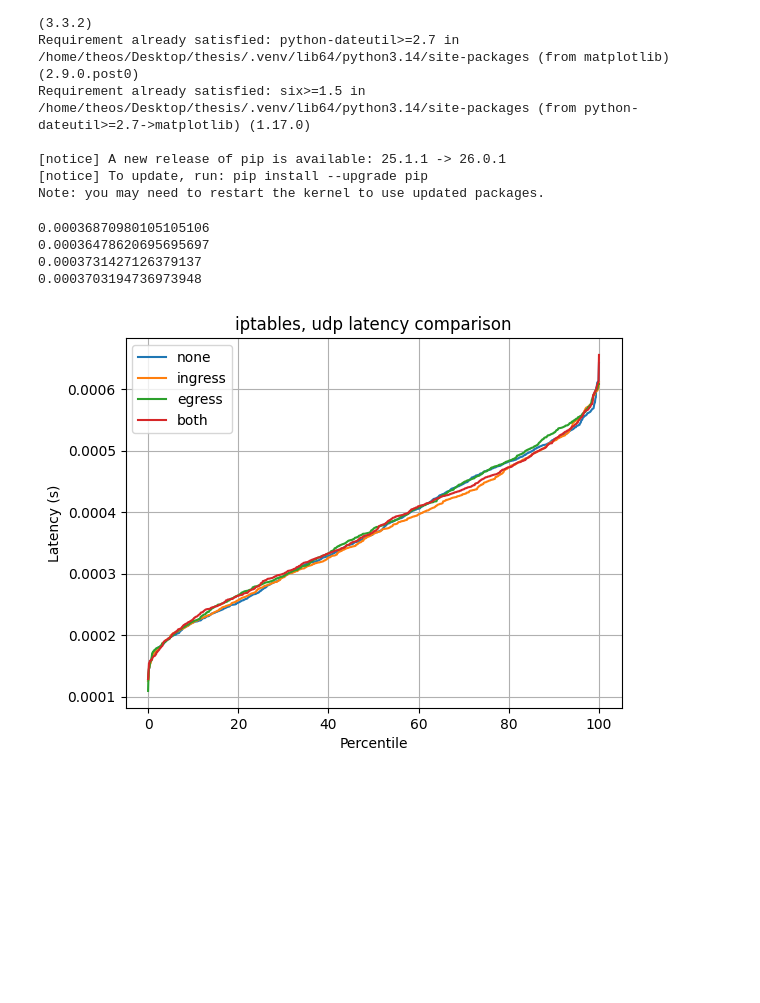
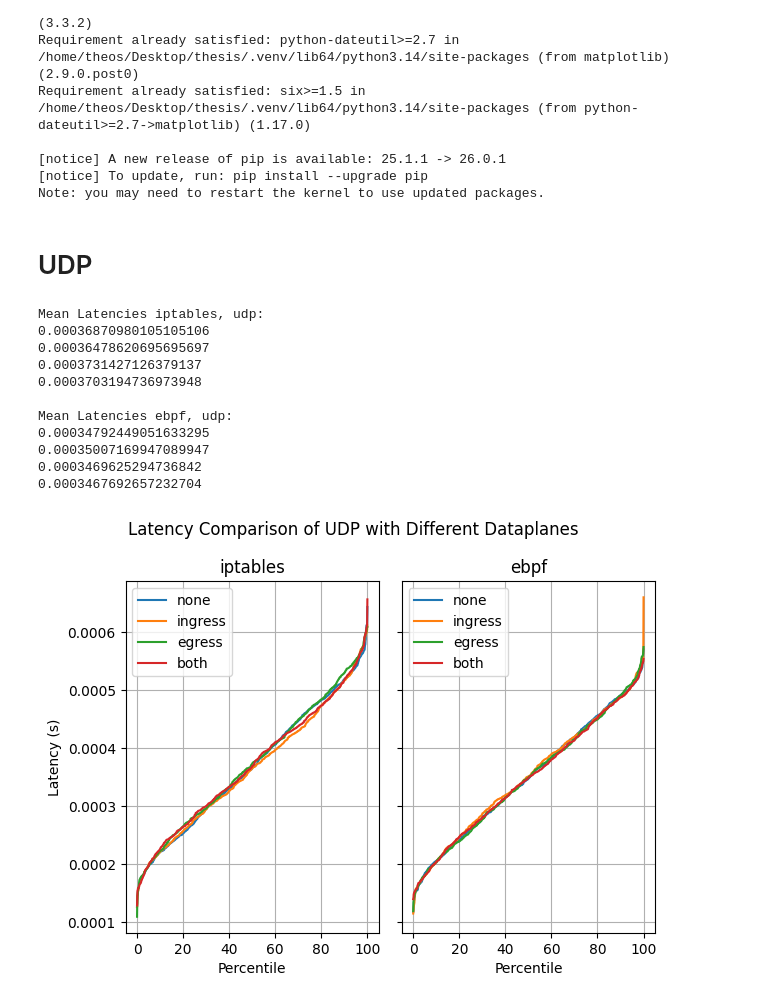
Before and after one commit to EmilZackrisson/thesis, a Jupyter notebook: Analysis/latency.ipynb, the cells around one changed output. Cells and saved outputs as stored; diff of their text form; code cells hidden in the pictures; blank space fills up the shorter version.

```diff
--- a/Analysis/latency.ipynb
+++ b/Analysis/latency.ipynb
@@ -47,42 +110,30 @@ def get_experiment_info(expid):
+# %% [markdown]
+# UDP
 # %%
+fig, axs = plt.subplots(1,2,sharey=True)
+fig.suptitle('Latency Comparison of UDP with Different Dataplanes')
+
 experimentstocompare = [{'id': '40634', 'run': '1'}, {'id': '40635', 'run': '1'}, {'id': '40636', 'run': '1'}, {'id': '40637', 'run': '1'}]
-datasets = []
-for exp in experimentstocompare:
-    # print(get_experiment_info(exp['id']))
-    df = get_trace_dataset(exp['id'], exp['run'])
-    datasets.append(df)
-    latencies = df['delay']
+print(f"Mean Latencies {get_experiment_info(experimentstocompare[0]['id'])['Dataplane']}, {get_experiment_info(experimentstocompare[0]['id'])['Protocol']}:")
+get_trace_dataset_and_plot(experimentstocompare, axs, index = 0, delay_key = "delay")
 
-    # Remove outliers using IQR method
-    Q1 = latencies.quantile(0.25)
-    Q3 = latencies.quantile(0.75)
-    IQR = Q3 - Q1
-    lower_bound = max(Q1 - 1.5 * IQR, 0)  # Ensure non-negative
-    upper_bound = Q3 + 1.5 * IQR
-    latencies = latencies[(latencies >= lower_bound) & (latencies <= upper_bound)]
+experimentstocompare = [{'id': '40725', 'run': '1'}, {'id': '40726', 'run': '1'}, {'id': '40727', 'run': '1'}, {'id': '40728', 'run': '1'}]
+print(f"\nMean Latencies {get_experiment_info(experimentstocompare[0]['id'])['Dataplane']}, {get_experiment_info(experimentstocompare[0]['id'])['Protocol']}:")
+get_trace_dataset_and_plot(experimentstocompare, axs, index = 1, delay_key = "delay")
 
-    print(latencies.mean())
-    quantiles = latencies.quantile([0.5, 0.75, 0.9, 0.95, 0.99, 0.999])
-    # print(quantiles)
-
-    sorted_lat = np.sort(latencies)
-    p = np.linspace(0, 100, len(sorted_lat))
-
-    plt.plot(p, sorted_lat, label=get_experiment_info(exp['id'])['Policy Direction'])
-    # plt.bar(get_experiment_info(exp['id'])['Policy Direction'], df['delay'].mean(), label=exp['id'])
-
-plt.xlabel("Percentile")
-plt.ylabel("Latency (s)")
-plt.title(f"{get_experiment_info(exp['id'])['Dataplane']}, {get_experiment_info(exp['id'])['Protocol']} latency comparison")
-plt.grid(True)
-plt.legend()
+plt.tight_layout()
+plt.savefig('plots/latency_comparison_udp.pdf', format='pdf')
 plt.show()
-
-#plt.boxplot([df['delay'] for df in datasets], tick_labels=experimentstocompare)
-#plt.show()
 # %% [output]
+Mean Latencies iptables, udp:
 0.00036870980105105106
 0.00036478620695695697
 0.0003731427126379137
 0.0003703194736973948
+
+Mean Latencies ebpf, udp:
+0.00034792449051633295
+0.00035007169947089947
+0.0003469625294736842
+0.0003467692657232704
-[figure, old version]
+[figure, new version]
```
Also changed, not shown: parts of 5 cells of this notebook, 3 other files.
